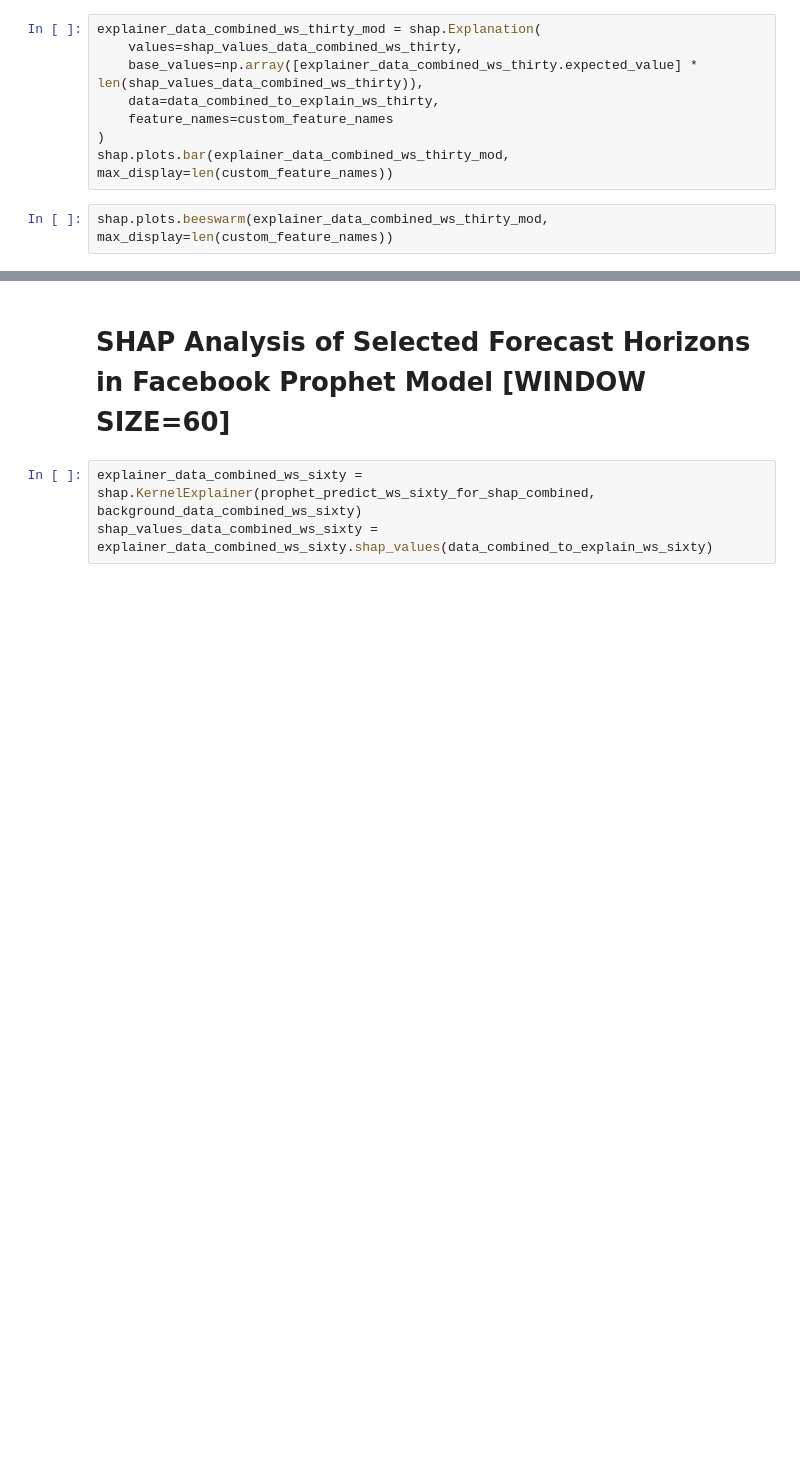
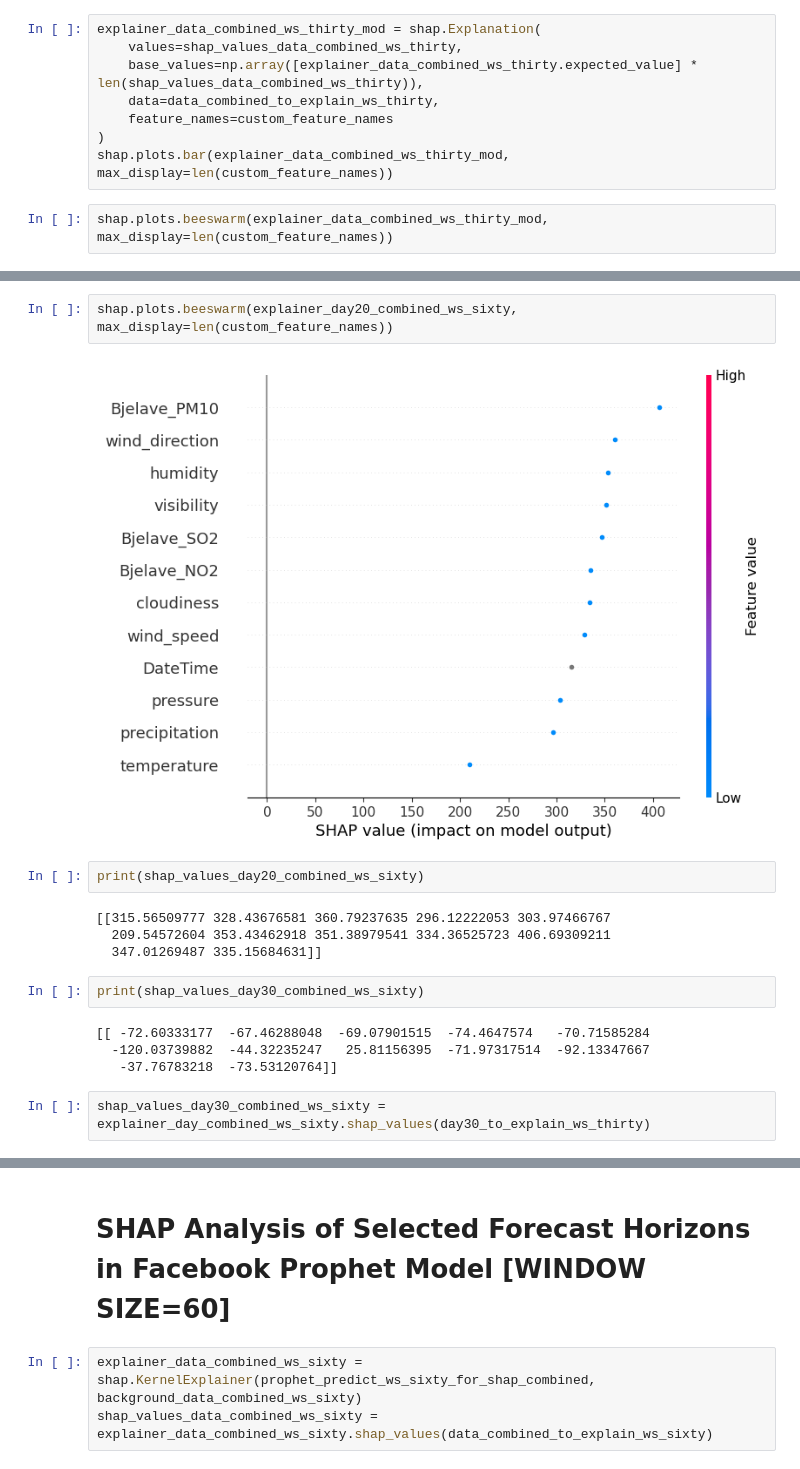
Before and after one commit to amit24af/SHAPforTSprediction, a Jupyter notebook: sample.ipynb, the cells around one changed output, grey strips where cells are left out. Drawn from its saved outputs; the diff is of its cells as text; blank space fills up the shorter version.

```diff
--- a/sample.ipynb
+++ b/sample.ipynb
@@ -372,0 +427,18 @@ shap.plots.beeswarm(explainer_data_combined_ws_thirty_mod, max_display=len(custo
+# %%
+shap.plots.beeswarm(explainer_day20_combined_ws_sixty, max_display=len(custom_feature_names))
+# %% [output]
+[figure, added]
+# %%
+print(shap_values_day20_combined_ws_sixty)
+# %% [output]
+[[315.56509777 328.43676581 360.79237635 296.12222053 303.97466767
+  209.54572604 353.43462918 351.38979541 334.36525723 406.69309211
+  347.01269487 335.15684631]]
+# %%
+print(shap_values_day30_combined_ws_sixty)
+# %% [output]
+[[ -72.60333177  -67.46288048  -69.07901515  -74.4647574   -70.71585284
+  -120.03739882  -44.32235247   25.81156395  -71.97317514  -92.13347667
+   -37.76783218  -73.53120764]]
+# %%
+shap_values_day30_combined_ws_sixty = explainer_day_combined_ws_sixty.shap_values(day30_to_explain_ws_thirty)
```
Also changed, not shown: parts of 61 cells of this notebook.
